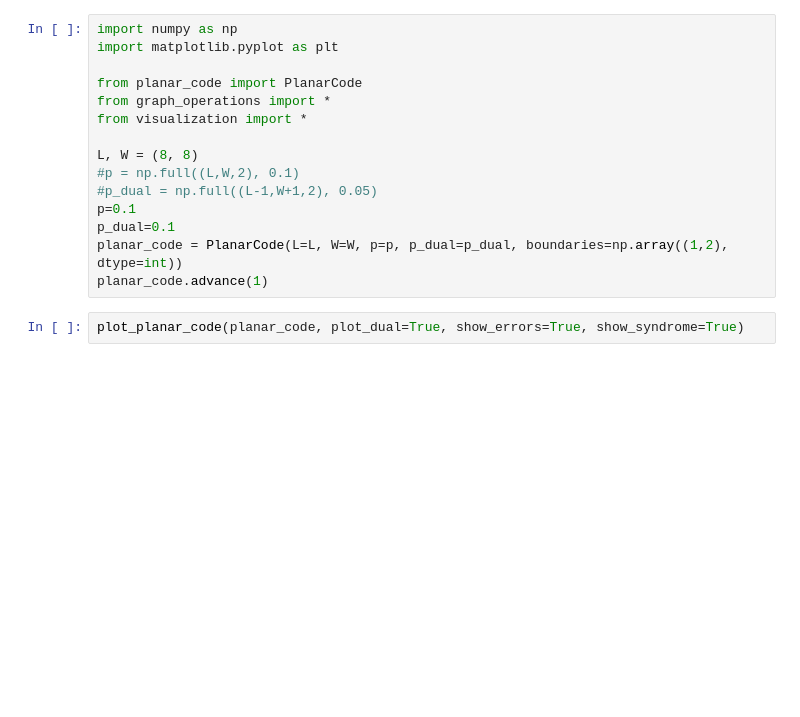
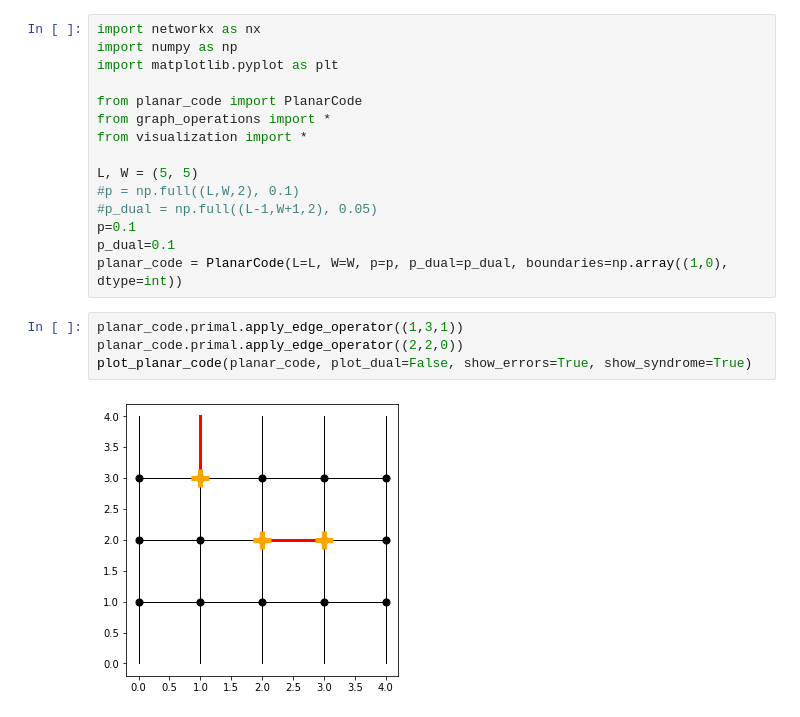
Before and after one commit to JulianZDing/PlanarCode, a Jupyter notebook: Planar Code Implementation Testing.ipynb, the cells around one changed output. Cells and saved outputs as stored; diff of their text form; blank space fills up the shorter version.

```diff
--- a/Planar Code Implementation Testing.ipynb
+++ b/Planar Code Implementation Testing.ipynb
@@ -1,4 +1,5 @@
 # %%
+import networkx as nx
 import numpy as np
 import matplotlib.pyplot as plt
 
@@ -6,12 +7,15 @@ from planar_code import PlanarCode
 from graph_operations import *
 from visualization import *
 
-L, W = (8, 8)
+L, W = (5, 5)
 #p = np.full((L,W,2), 0.1)
 #p_dual = np.full((L-1,W+1,2), 0.05)
 p=0.1
 p_dual=0.1
-planar_code = PlanarCode(L=L, W=W, p=p, p_dual=p_dual, boundaries=np.array((1,2), dtype=int))
-planar_code.advance(1)
+planar_code = PlanarCode(L=L, W=W, p=p, p_dual=p_dual, boundaries=np.array((1,0), dtype=int))
 # %%
-plot_planar_code(planar_code, plot_dual=True, show_errors=True, show_syndrome=True)
+planar_code.primal.apply_edge_operator((1,3,1))
+planar_code.primal.apply_edge_operator((2,2,0))
+plot_planar_code(planar_code, plot_dual=False, show_errors=True, show_syndrome=True)
+# %% [output]
+[figure, added]
```
Also changed, not shown: parts of 3 cells of this notebook, 5 other files.
